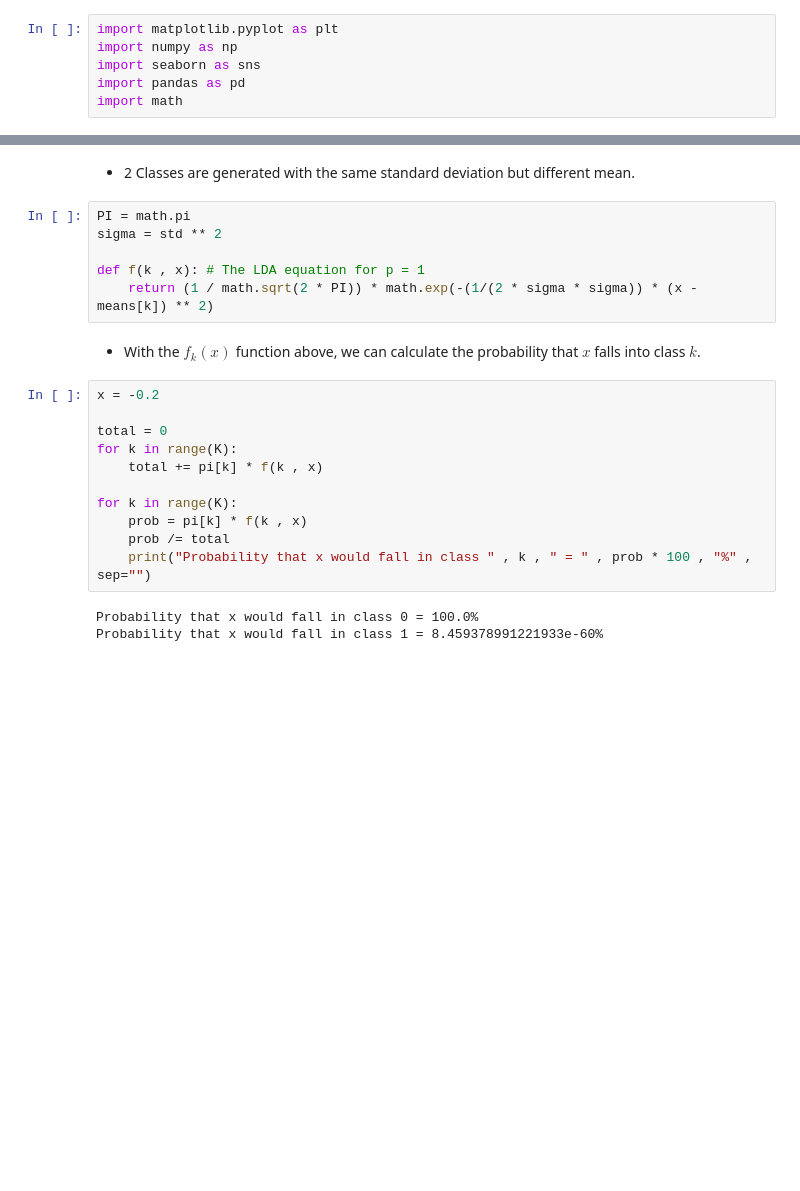
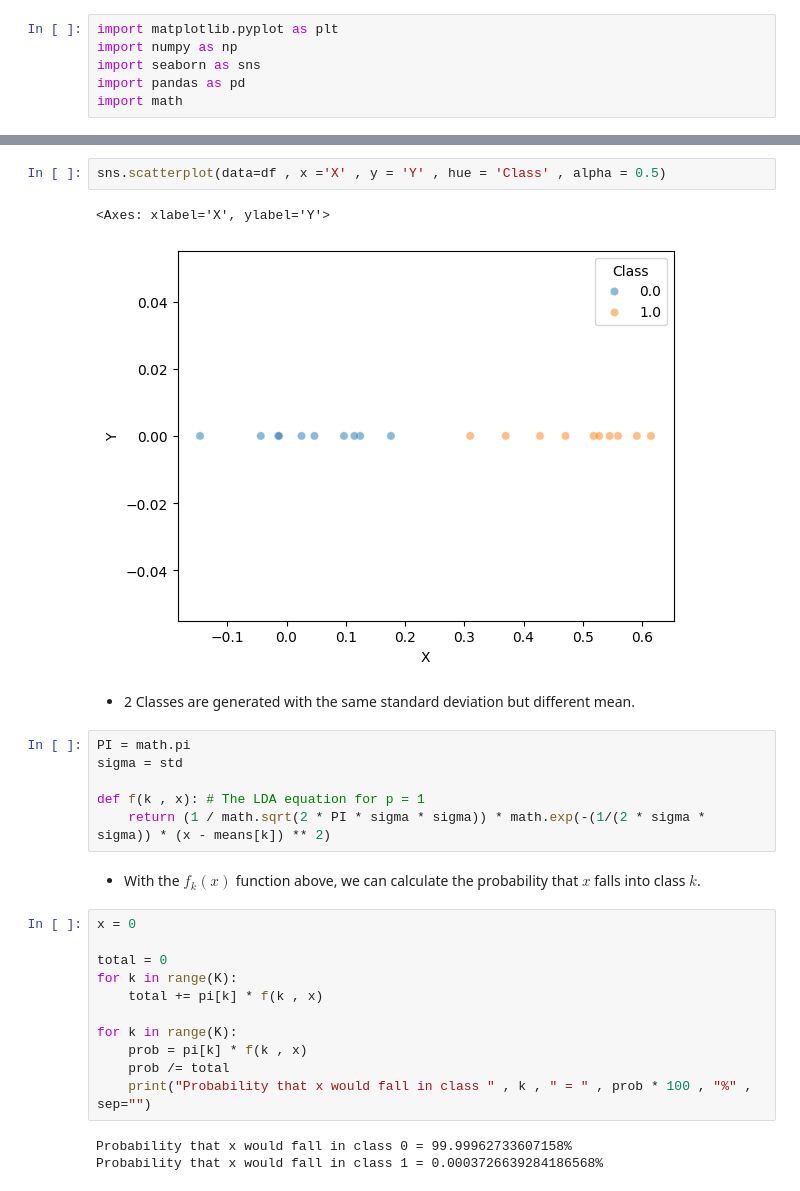
Before and after one commit to SunnyYeahBoiii/CS115_Assignment, a Jupyter notebook: resources/sunny's-doc/lda&qda_isl.ipynb, the cells around one changed output, grey strips where cells are left out. Cells and saved outputs as stored; diff of their text form; blank space fills up the shorter version.

```diff
--- a/resources/sunny's-doc/lda&qda_isl.ipynb
+++ b/resources/sunny's-doc/lda&qda_isl.ipynb
@@ -47,15 +47,20 @@ sns.histplot(data = df , x='X' , hue = "Class")
+# %%
+sns.scatterplot(data=df , x ='X' , y = 'Y' , hue = 'Class' , alpha = 0.5)
+# %% [output]
+<Axes: xlabel='X', ylabel='Y'>
+[figure, added]
 # %% [markdown]
 - 2 Classes are generated with the same standard deviation but different mean.
 # %%
 PI = math.pi
-sigma = std ** 2
+sigma = std
 
 def f(k , x): # The LDA equation for p = 1
-    return (1 / math.sqrt(2 * PI)) * math.exp(-(1/(2 * sigma * sigma)) * (x - means[k]) ** 2)
+    return (1 / math.sqrt(2 * PI * sigma * sigma)) * math.exp(-(1/(2 * sigma * sigma)) * (x - means[k]) ** 2)
 # %% [markdown]
 - With the $f_k(x)$ function above, we can calculate the probability that $x$ falls into class $k$.
 # %%
-x = -0.2
+x = 0
 
 total = 0
 for k in range(K):
@@ -66,6 +71,6 @@ for k in range(K):
     prob /= total
     print("Probability that x would fall in class " , k , " = " , prob * 100 , "%" , sep="")
 # %% [output]
-Probability that x would fall in class 0 = 100.0%
-Probability that x would fall in class 1 = 8.459378991221933e-60%
+Probability that x would fall in class 0 = 99.99962733607158%
+Probability that x would fall in class 1 = 0.0003726639284186568%
 # %% [markdown]
```
Also changed, not shown: parts of 5 cells of this notebook.
